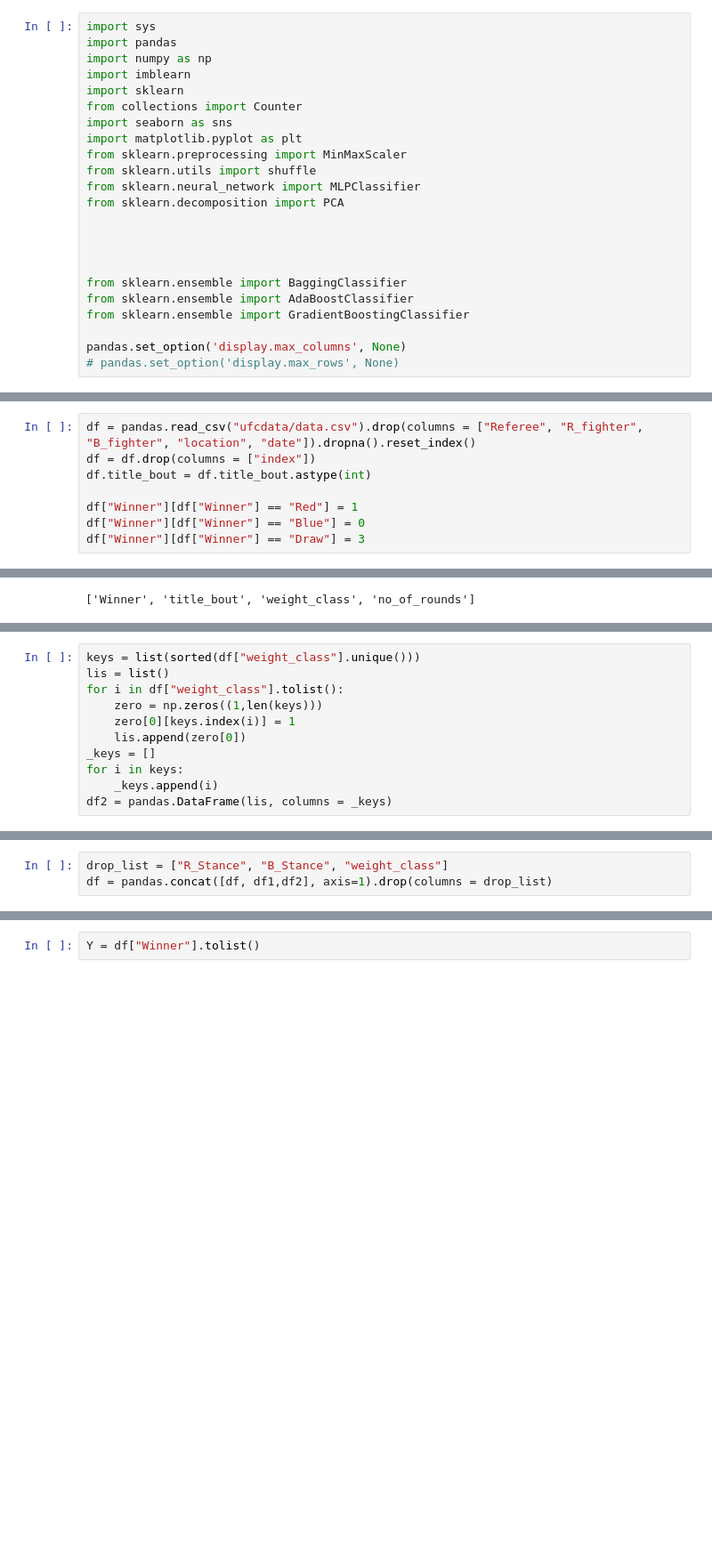
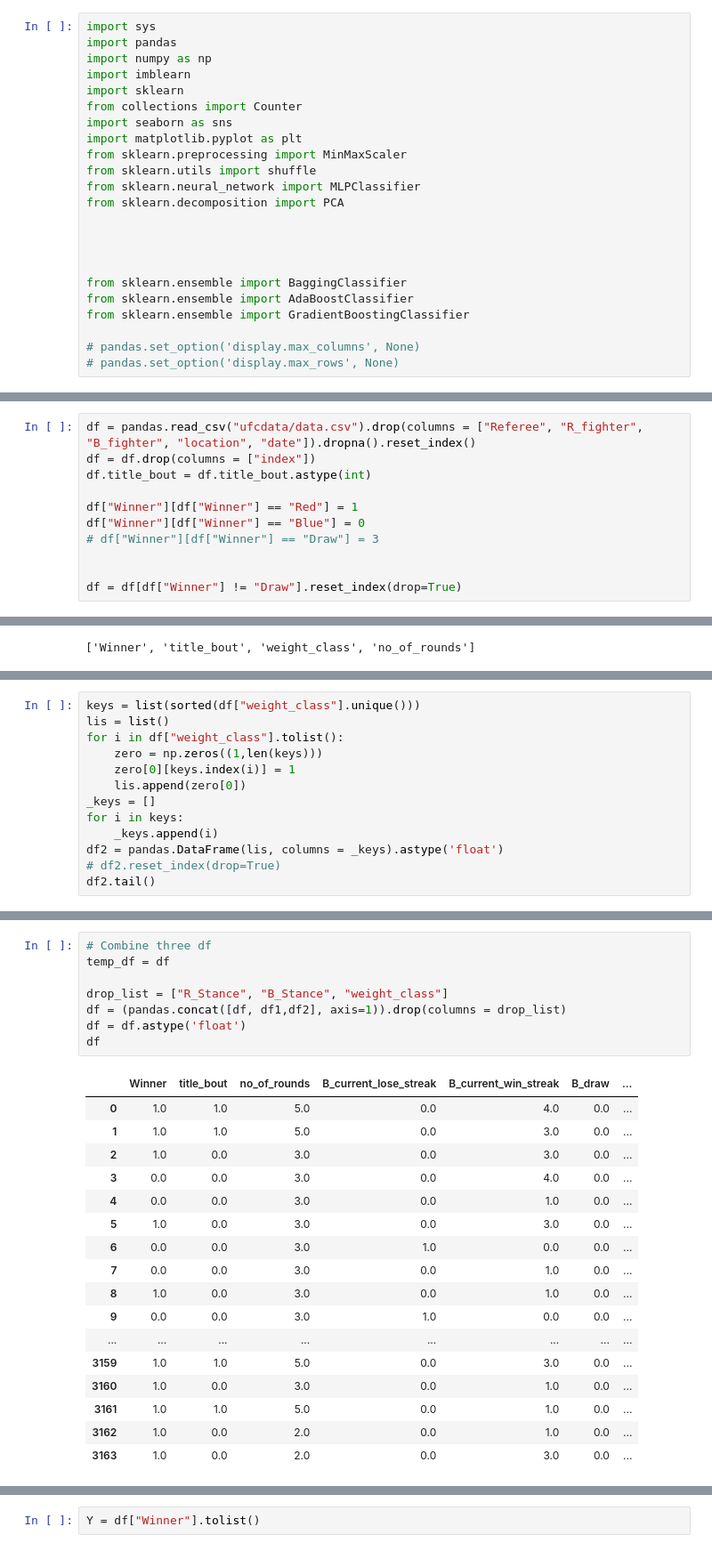
Before and after one commit to peteryph/Kaggle-Heart-Disease-UCI, a Jupyter notebook: UFC fight club.ipynb, the cells around one changed output, grey strips where cells are left out. Shown at 89% size. Saved outputs shown, nothing was run; the diff lists cells and outputs as text; blank space fills up the shorter version.

```diff
--- a/UFC fight club.ipynb
+++ b/UFC fight club.ipynb
@@ -19,5 +19,5 @@ from sklearn.ensemble import BaggingClassifier
 from sklearn.ensemble import AdaBoostClassifier
 from sklearn.ensemble import GradientBoostingClassifier
 
-pandas.set_option('display.max_columns', None)
+# pandas.set_option('display.max_columns', None)
 # pandas.set_option('display.max_rows', None)
@@ -28,7 +30,10 @@ df.title_bout = df.title_bout.astype(int)
 
 df["Winner"][df["Winner"] == "Red"] = 1
 df["Winner"][df["Winner"] == "Blue"] = 0
-df["Winner"][df["Winner"] == "Draw"] = 3
+# df["Winner"][df["Winner"] == "Draw"] = 3
+
+
+df = df[df["Winner"] != "Draw"].reset_index(drop=True)
 # %% [output]
 A value is trying to be set on a copy of a slice from a DataFrame
 
@@ -91,4 +107,6 @@ for i in df["weight_class"].tolist():
 _keys = []
 for i in keys:
     _keys.append(i)
-df2 = pandas.DataFrame(lis, columns = _keys)
+df2 = pandas.DataFrame(lis, columns = _keys).astype('float')
+# df2.reset_index(drop=True)
+df2.tail()
@@ -95,3 +120,26 @@ df2 = pandas.DataFrame(lis, columns = _keys)
 # %%
+# Combine three df
+temp_df = df
+
 drop_list = ["R_Stance", "B_Stance", "weight_class"]
-df = pandas.concat([df, df1,df2], axis=1).drop(columns = drop_list)
+df = (pandas.concat([df, df1,df2], axis=1)).drop(columns = drop_list)
+df = df.astype('float')
+df
+# %% [output]
+|  | Winner | title_bout | no_of_rounds | B_current_lose_streak | B_current_win_streak | B_draw | ... |
+| 0 | 1.0 | 1.0 | 5.0 | 0.0 | 4.0 | 0.0 | ... |
+| 1 | 1.0 | 1.0 | 5.0 | 0.0 | 3.0 | 0.0 | ... |
+| 2 | 1.0 | 0.0 | 3.0 | 0.0 | 3.0 | 0.0 | ... |
+| 3 | 0.0 | 0.0 | 3.0 | 0.0 | 4.0 | 0.0 | ... |
+| 4 | 0.0 | 0.0 | 3.0 | 0.0 | 1.0 | 0.0 | ... |
+| 5 | 1.0 | 0.0 | 3.0 | 0.0 | 3.0 | 0.0 | ... |
+| 6 | 0.0 | 0.0 | 3.0 | 1.0 | 0.0 | 0.0 | ... |
+| 7 | 0.0 | 0.0 | 3.0 | 0.0 | 1.0 | 0.0 | ... |
+| 8 | 1.0 | 0.0 | 3.0 | 0.0 | 1.0 | 0.0 | ... |
+| 9 | 0.0 | 0.0 | 3.0 | 1.0 | 0.0 | 0.0 | ... |
+| ... | ... | ... | ... | ... | ... | ... | ... |
+| 3159 | 1.0 | 1.0 | 5.0 | 0.0 | 3.0 | 0.0 | ... |
+| 3160 | 1.0 | 0.0 | 3.0 | 0.0 | 1.0 | 0.0 | ... |
+| 3161 | 1.0 | 1.0 | 5.0 | 0.0 | 1.0 | 0.0 | ... |
+| 3162 | 1.0 | 0.0 | 2.0 | 0.0 | 1.0 | 0.0 | ... |
+| 3163 | 1.0 | 0.0 | 2.0 | 0.0 | 3.0 | 0.0 | ... |
```
Also changed, not shown: parts of 37 cells of this notebook.
